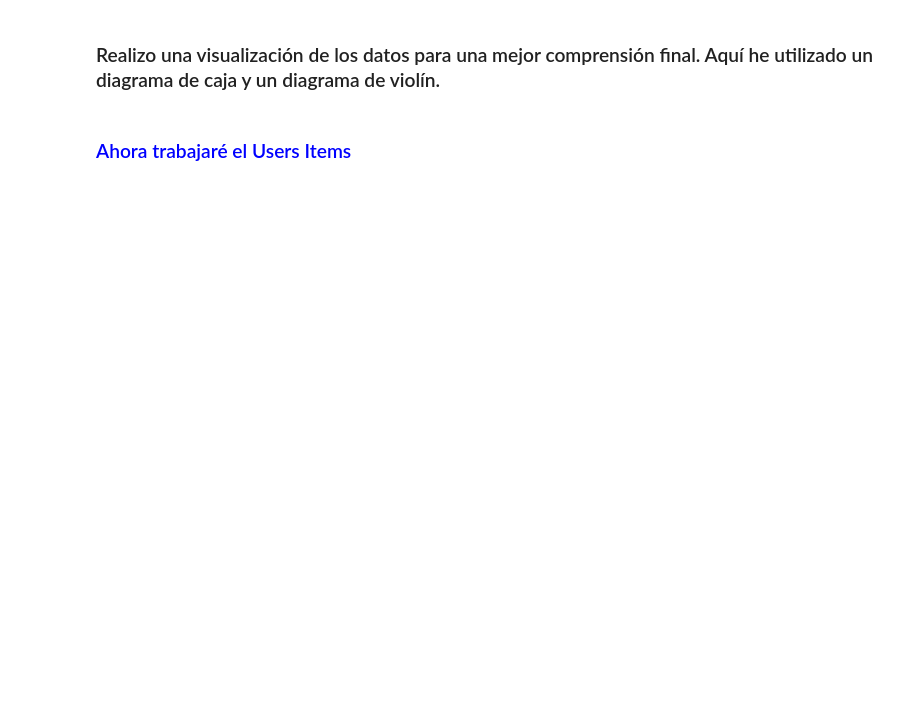
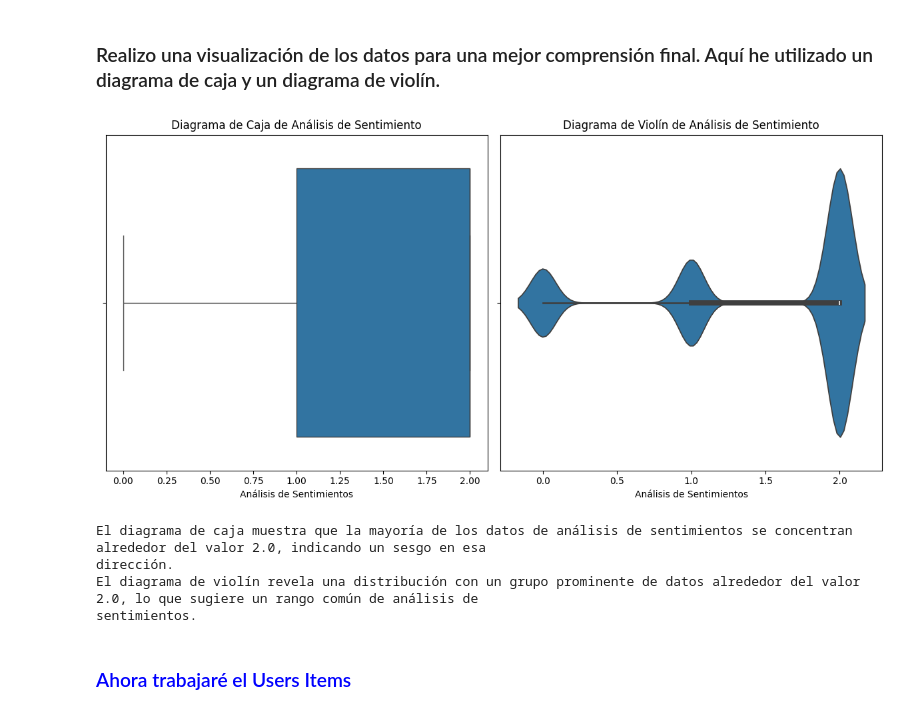
Before and after one commit to JavierEdgarEsteban77/MVP-Steam, a Jupyter notebook: 1PI.ipynb, the cells around one changed output. Saved outputs shown, nothing was run; the diff lists cells and outputs as text; code cells hidden in the pictures; blank space fills up the shorter version.

```diff
--- a/1PI.ipynb
+++ b/1PI.ipynb
@@ -2722,32 +3309,2 @@ for column in new_columns:
 # %% [markdown]
 ### Análisis de reseñas de productos.
-# %%
-# Creo nuevas columnas
-df_user_reviews['user_id_length'] = df_user_reviews['user_id'].str.len()
-df_user_reviews['user_url_length'] = df_user_reviews['user_url'].str.len()
-df_user_reviews['user_url_domain'] = df_user_reviews['user_url'].str.extract('https?://([^/]*)/.*')
-
-# Verifico los valores nulos
-print(df_user_reviews[['user_id', 'user_url']].isna().sum())
-
-# Cuento los valores
-user_id_counts = df_user_reviews['user_id'].value_counts()
-user_url_counts = df_user_reviews['user_url'].value_counts()
-print(user_id_counts)
-print(user_url_counts)
-
-# Identifico los usuarios frecuentes y poco frecuentes
-usuarios_frecuentes = user_id_counts.head(5).index.tolist()
-usuarios_poco_frecuentes = user_id_counts.tail(10).index.tolist()
-
-# Filtro el df para incluir solo a los usuarios frecuentes y poco frecuentes
-df_usuarios_frecuentes = df_user_reviews[df_user_reviews['user_id'].isin(usuarios_frecuentes)]
-df_usuarios_poco_frecuentes = df_user_reviews[df_user_reviews['user_id'].isin(usuarios_poco_frecuentes)]
-
-# Hago un análisis descriptivo y conteo de valores únicos
-print(df_usuarios_frecuentes.describe())
-print(df_usuarios_poco_frecuentes.describe())
-print(df_usuarios_frecuentes.nunique())
-print(df_usuarios_poco_frecuentes.nunique())
-print(df_usuarios_frecuentes['user_id'].value_counts())
-print(df_usuarios_poco_frecuentes['user_id'].value_counts())
@@ -2833,6 +3477,7 @@ outliers = df_user_reviews[(df_user_reviews['sentiment_analysis'] < Q1 - 1.5 * I
 import numpy as np
 import seaborn as sns
 from scipy import stats
+import textwrap
 
 def plot_sentiment_analysis(df):
     """
@@ -2842,36 +3487,50 @@ def plot_sentiment_analysis(df):
     df (pandas.DataFrame): El DataFrame que contiene los datos del análisis de sentimientos.
     """
     sentiment_data = df['sentiment_analysis']
 
     # Configuración de la figura
     plt.figure(figsize=(12, 6))
 
     # Diagrama de Caja
     plt.subplot(1, 2, 1)
     sns.boxplot(x=sentiment_data)
     plt.xlabel('Análisis de Sentimientos')
     plt.title('Diagrama de Caja de Análisis de Sentimiento')
 
     # Diagrama de Violín
     plt.subplot(1, 2, 2)
     sns.violinplot(x=sentiment_data)
     plt.xlabel('Análisis de Sentimientos')
     plt.title('Diagrama de Violín de Análisis de Sentimiento')
 
     # Asegurarse de que los gráficos no se superpongan
     plt.tight_layout()
     plt.show()
 
     # Calculo estadísticas descriptivas
     mode = float(stats.mode(sentiment_data)[0])
     median = np.median(sentiment_data)
 
-    # Imprimo la descripción
-    print(f"El diagrama de caja muestra que la mayoría de los datos de análisis de sentimientos se concentran alrededor del valor {median}, indicando un sesgo en esa dirección.")
-    print(f"El diagrama de violín revela una distribución con un grupo prominente de datos alrededor del valor {mode}, lo que sugiere un rango común de análisis de sentimientos.")
+    # Genero la descripción
+    description_box = f"El diagrama de caja muestra que la mayoría de los datos de análisis de sentimientos se concentran alrededor del valor {median}, indicando un sesgo en esa dirección."
+    description_violin = f"El diagrama de violín revela una distribución con un grupo prominente de datos alrededor del valor {mode}, lo que sugiere un rango común de análisis de sentimientos."
+
+    # Ajusto las descripciones a un ancho de 150 caracteres.
+    wrapped_description_box = textwrap.fill(description_box, width=150)
+    wrapped_description_violin = textwrap.fill(description_violin, width=150)
+
+    # Imprimo las descripciones
+    print(wrapped_description_box)
+    print(wrapped_description_violin)
 
 # Uso de la función
 plot_sentiment_analysis(df_user_reviews)
+# %% [output]
+[figure, added]
+El diagrama de caja muestra que la mayoría de los datos de análisis de sentimientos se concentran alrededor del valor 2.0, indicando un sesgo en esa
+dirección.
+El diagrama de violín revela una distribución con un grupo prominente de datos alrededor del valor 2.0, lo que sugiere un rango común de análisis de
+sentimientos.
 # %% [markdown]
 <h3 style="color:blue">
 Ahora trabajaré el Users Items
```
Also changed, not shown: parts of 53 cells of this notebook.
